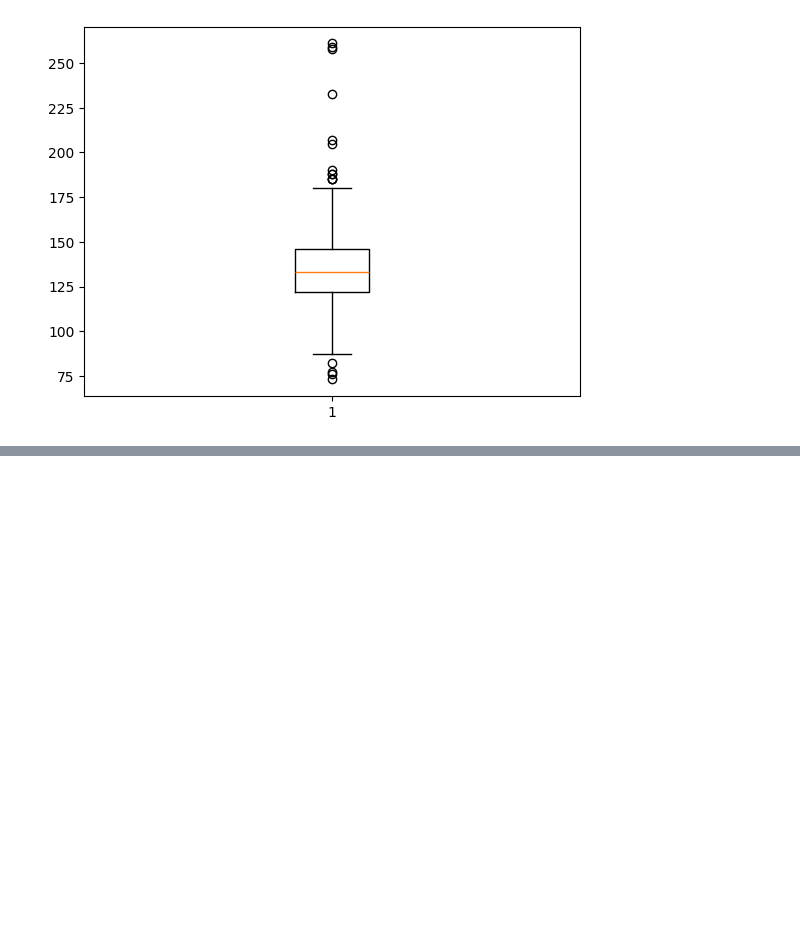
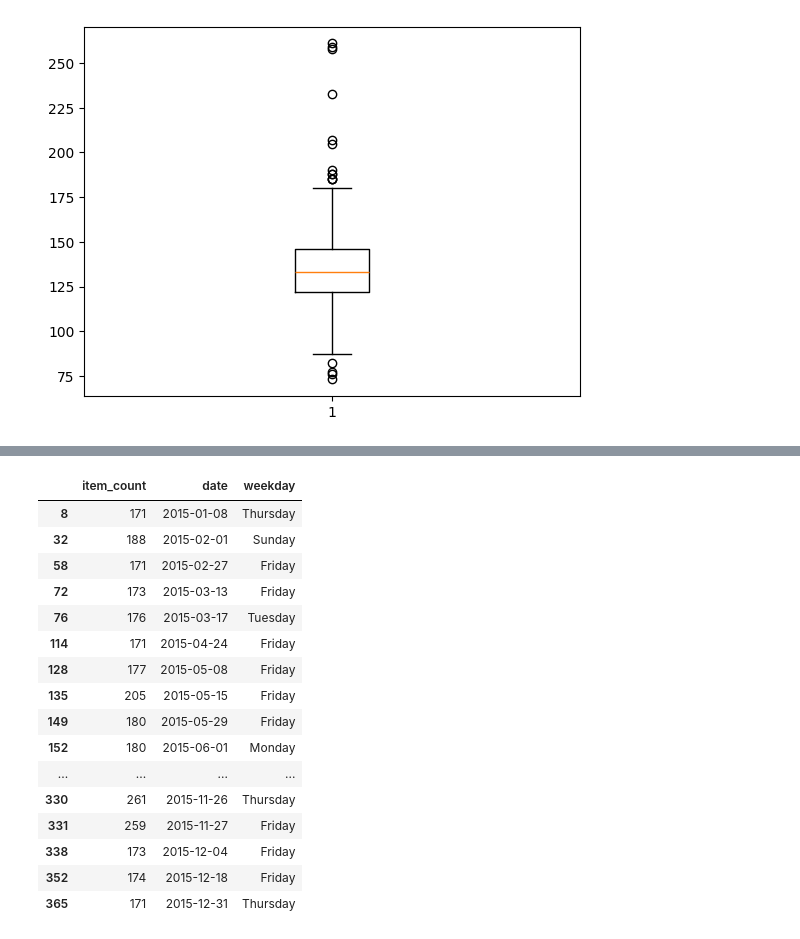
Before and after one commit to spencers145/pizza-study, a Jupyter notebook: study.ipynb, the cells around one changed output, grey strips where cells are left out. Saved outputs shown, nothing was run; the diff lists cells and outputs as text; code cells hidden in the pictures; blank space fills up the shorter version.

```diff
--- a/study.ipynb
+++ b/study.ipynb
@@ -102,2 +85,31 @@ Name: date, dtype: object
+# %%
+high_days
+# nearly all the highest days are on Thursday or Friday
+# sunday the 1st of february has...no good explanation as far as i can tell
+# friday may 15th is "peace officers memorial day"
+# perhaps there was a place who ordered pizza for a large group celebrating this holiday?
+#
+#
+# 4th of july and 3rd of july had major spikes
+# thanksgiving has a noticeable spike
+# some very specific holidays have notable spikes as well
+# %% [output]
+|  | item_count | date | weekday |
+| 8 | 171 | 2015-01-08 | Thursday |
+| 32 | 188 | 2015-02-01 | Sunday |
+| 58 | 171 | 2015-02-27 | Friday |
+| 72 | 173 | 2015-03-13 | Friday |
+| 76 | 176 | 2015-03-17 | Tuesday |
+| 114 | 171 | 2015-04-24 | Friday |
+| 128 | 177 | 2015-05-08 | Friday |
+| 135 | 205 | 2015-05-15 | Friday |
+| 149 | 180 | 2015-05-29 | Friday |
+| 152 | 180 | 2015-06-01 | Monday |
+| ... | ... | ... | ... |
+| 330 | 261 | 2015-11-26 | Thursday |
+| 331 | 259 | 2015-11-27 | Friday |
+| 338 | 173 | 2015-12-04 | Friday |
+| 352 | 174 | 2015-12-18 | Friday |
+| 365 | 171 | 2015-12-31 | Thursday |
 # %%
 # analysis tells us certain weekdays are more popular than others
```
Also changed, not shown: parts of 3 cells of this notebook.
